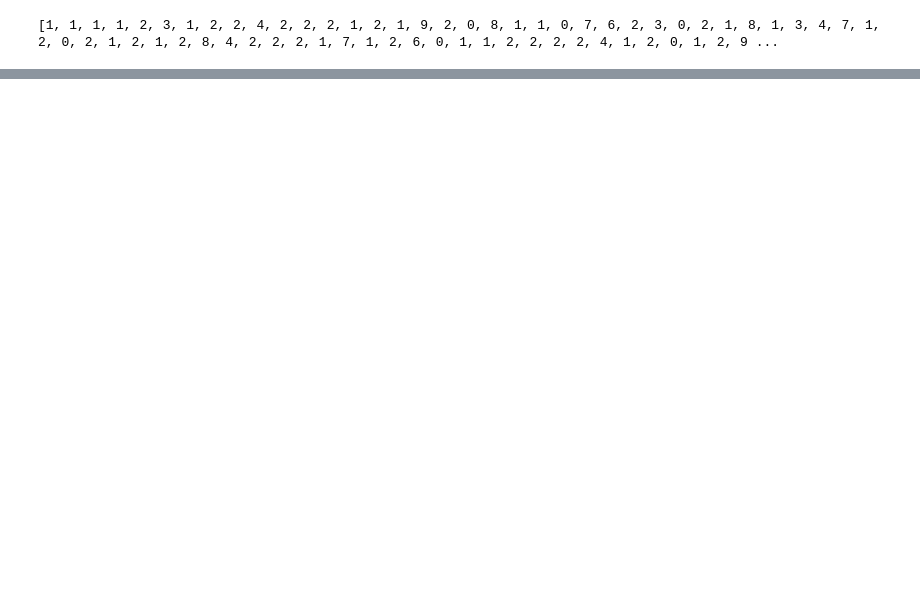
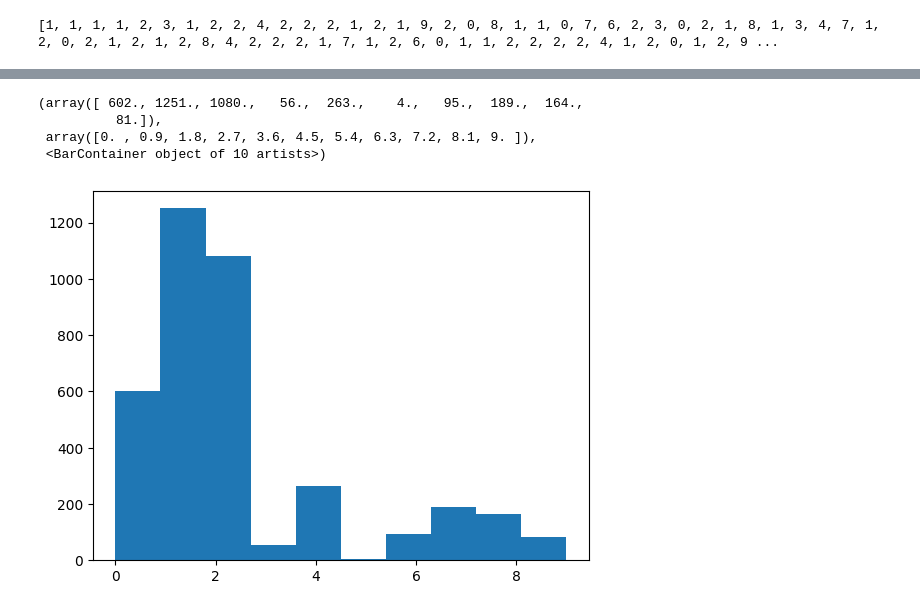
Before and after one commit to aniketsen/dl-orange, a Jupyter notebook: galaxies_basics.ipynb, the cells around one changed output, grey strips where cells are left out. Cells and saved outputs as stored; diff of their text form; code cells hidden in the pictures; blank space fills up the shorter version.

```diff
--- a/galaxies_basics.ipynb
+++ b/galaxies_basics.ipynb
@@ -432,0 +443,8 @@ print([test_labels[i] for i in range(1000)])
+# %%
+plt.hist(test_labels)
+# %% [output]
+(array([ 602., 1251., 1080.,   56.,  263.,    4.,   95.,  189.,  164.,
+          81.]),
+ array([0. , 0.9, 1.8, 2.7, 3.6, 4.5, 5.4, 6.3, 7.2, 8.1, 9. ]),
+ <BarContainer object of 10 artists>)
+[figure, added]
```
Also changed, not shown: parts of 10 cells of this notebook.
